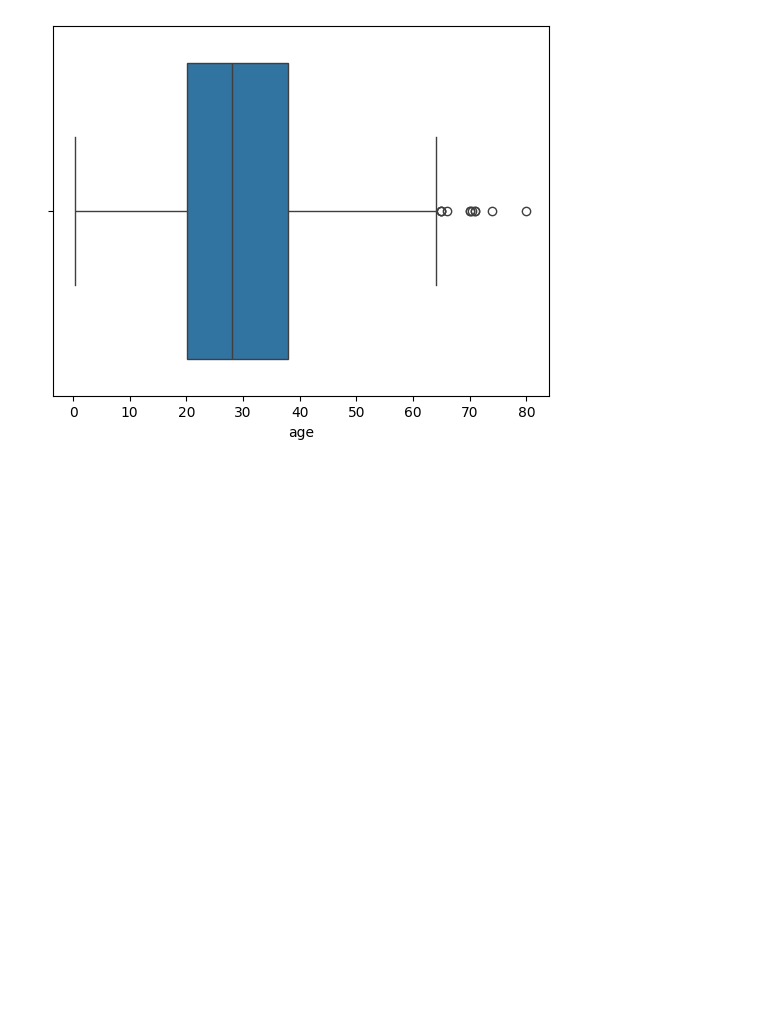
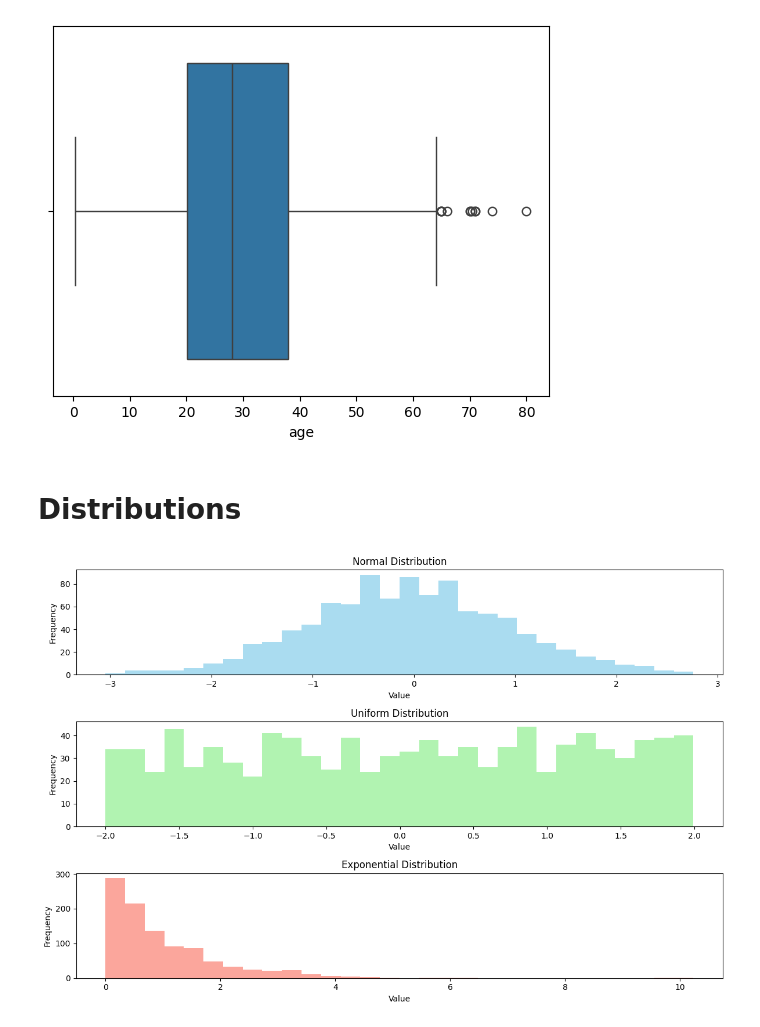
Before and after one commit to Saifullah785/statistics-for-data-science-journey, a Jupyter notebook: Lecture_02_Distribution/Lecture_02_Distribution.ipynb, the cells around one changed output. Cells and saved outputs as stored; diff of their text form; code cells hidden in the pictures; blank space fills up the shorter version.

Commit message:
Created using Colab while practicing the code in the Lecture_02_Distribution

```diff
--- a/Lecture_02_Distribution/Lecture_02_Distribution.ipynb
+++ b/Lecture_02_Distribution/Lecture_02_Distribution.ipynb
@@ -74,3 +74,41 @@ sns.boxplot(data = df_01, x='age')
 # %% [output]
 <Axes: xlabel='age'>
 [figure]
+# %% [markdown]
+# Distributions
+# %%
+import numpy as np
+import matplotlib.pyplot as plt
+
+np.random.seed(0)
+
+normal_data = np.random.normal(loc=0, scale=1, size=1000)
+
+uniform_data = np.random.uniform(low=-2, high=2, size=1000)
+
+exponential_data = np.random.exponential(scale=1, size=1000)
+
+plt.figure(figsize=(12, 8))
+
+plt.subplot(3, 1, 1)
+plt.hist(normal_data, bins=30, color='skyblue', alpha=0.7)
+plt.title('Normal Distribution')
+plt.xlabel('Value')
+plt.ylabel('Frequency')
+
+plt.subplot(3, 1, 2)
+plt.hist(uniform_data, bins=30, color='lightgreen', alpha=0.7)
+plt.title('Uniform Distribution')
+plt.xlabel('Value')
+plt.ylabel('Frequency')
+
+plt.subplot(3, 1, 3)
+plt.hist(exponential_data, bins=30, color='salmon', alpha=0.7)
+plt.title('Exponential Distribution')
+plt.xlabel('Value')
+plt.ylabel('Frequency')
+
+plt.tight_layout()
+plt.show()
+# %% [output]
+[figure, added]
```
